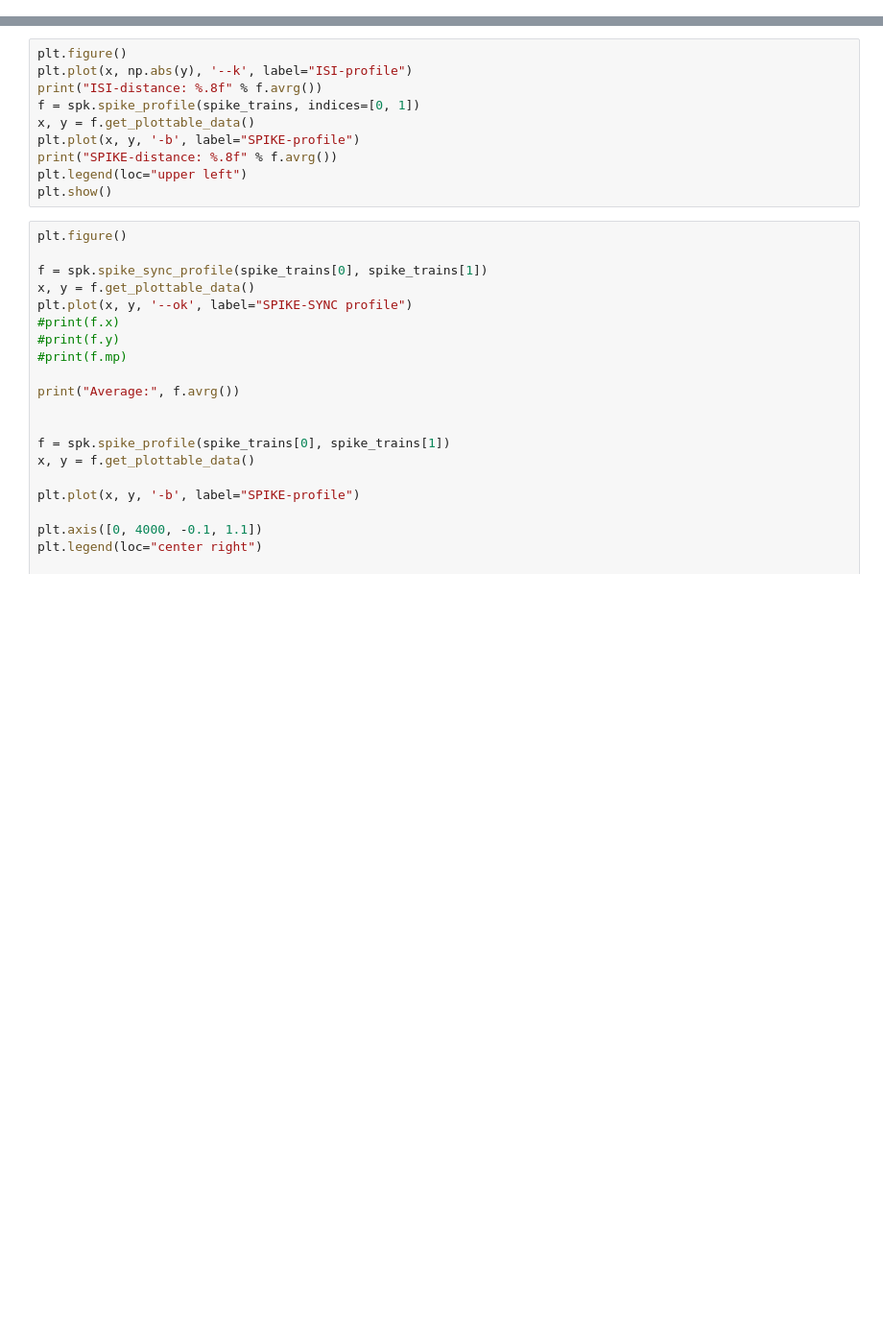
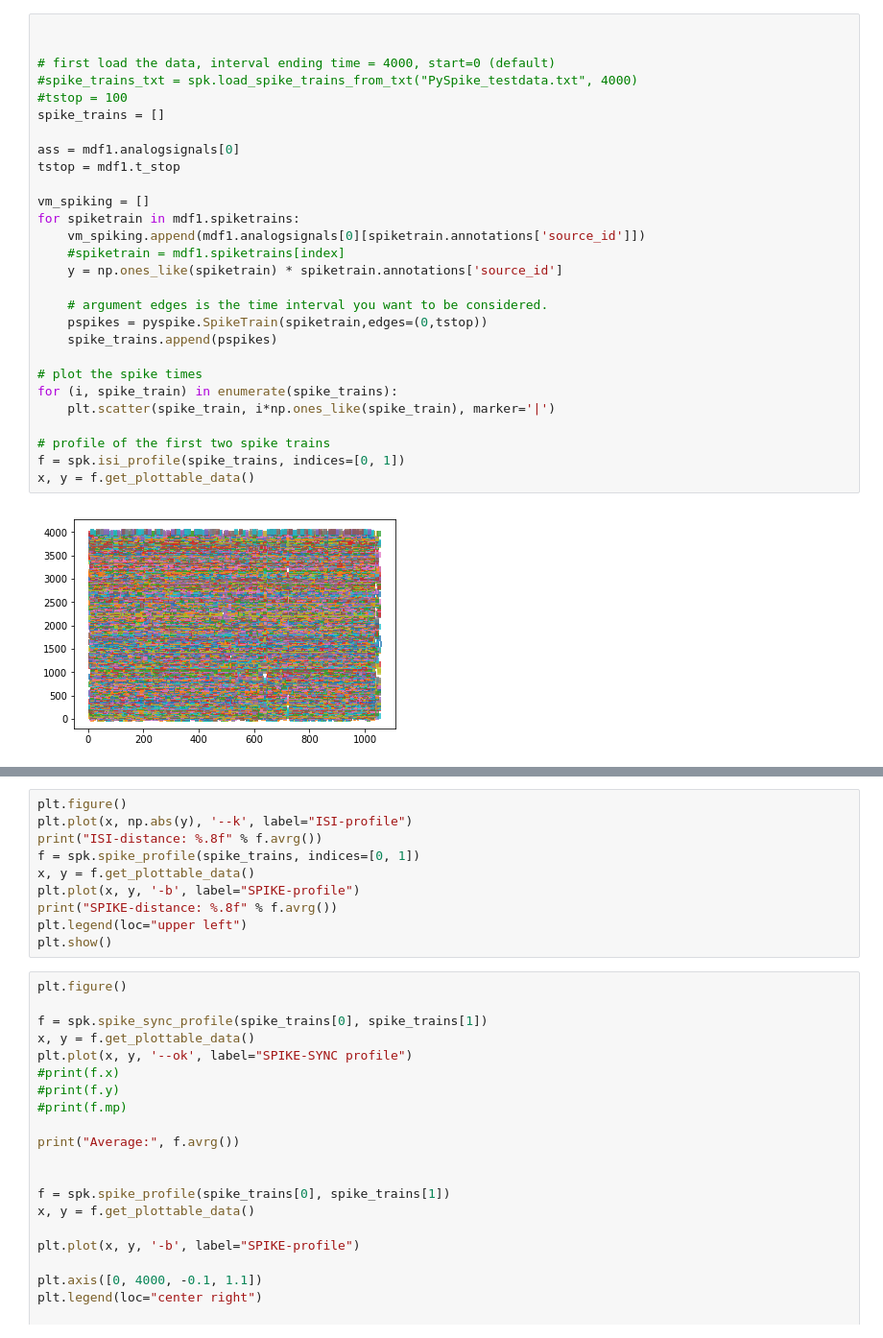
Before and after one commit to russelljjarvis/SpinnakerHippocampus, a Jupyter notebook: Spike_Analysis.ipynb, the cells around one changed output, grey strips where cells are left out. Shown at 96% size. Saved outputs shown, nothing was run; the diff lists cells and outputs as text; blank space fills up the shorter version.

```diff
--- a/Spike_Analysis.ipynb
+++ b/Spike_Analysis.ipynb
@@ -28,3 +78,33 @@ Requirement already satisfied: numpy in /opt/conda/lib/python3.5/site-packages (
+# %%
+
+
+# first load the data, interval ending time = 4000, start=0 (default)
+#spike_trains_txt = spk.load_spike_trains_from_txt("PySpike_testdata.txt", 4000)
+#tstop = 100
+spike_trains = []
+
+ass = mdf1.analogsignals[0]
+tstop = mdf1.t_stop
+
+vm_spiking = []
+for spiketrain in mdf1.spiketrains:
+    vm_spiking.append(mdf1.analogsignals[0][spiketrain.annotations['source_id']])
+    #spiketrain = mdf1.spiketrains[index]
+    y = np.ones_like(spiketrain) * spiketrain.annotations['source_id']
+
+    # argument edges is the time interval you want to be considered.
+    pspikes = pyspike.SpikeTrain(spiketrain,edges=(0,tstop))
+    spike_trains.append(pspikes)
+
+# plot the spike times
+for (i, spike_train) in enumerate(spike_trains):
+    plt.scatter(spike_train, i*np.ones_like(spike_train), marker='|')
+
+# profile of the first two spike trains
+f = spk.isi_profile(spike_trains, indices=[0, 1])
+x, y = f.get_plottable_data()
+# %% [output]
+[figure, added]
 # %%
 print('plot the analog signal Block/Segment to get information about its length and sampling rate')
 print(mdf1.analogsignals)
```
Also changed, not shown: parts of 12 cells of this notebook, 1 other file.
